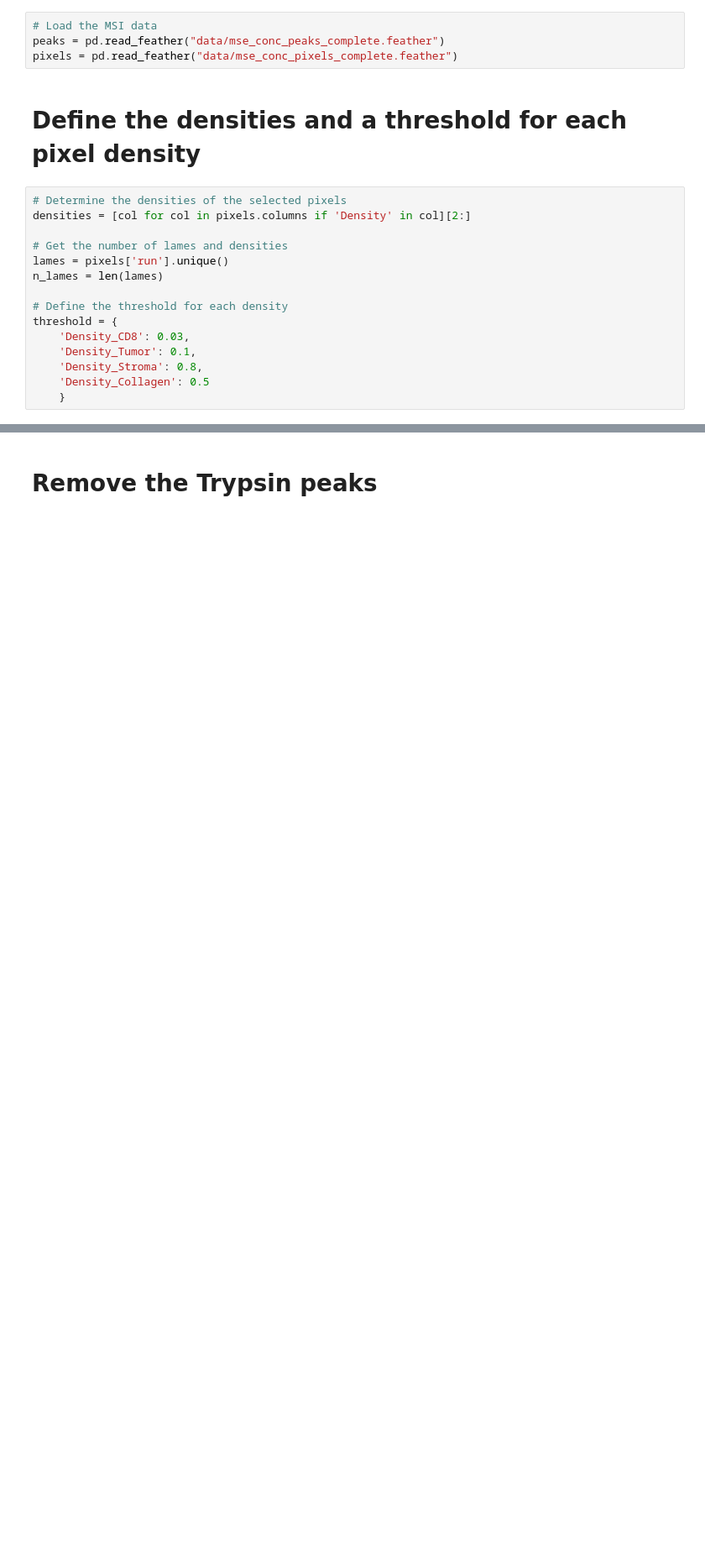
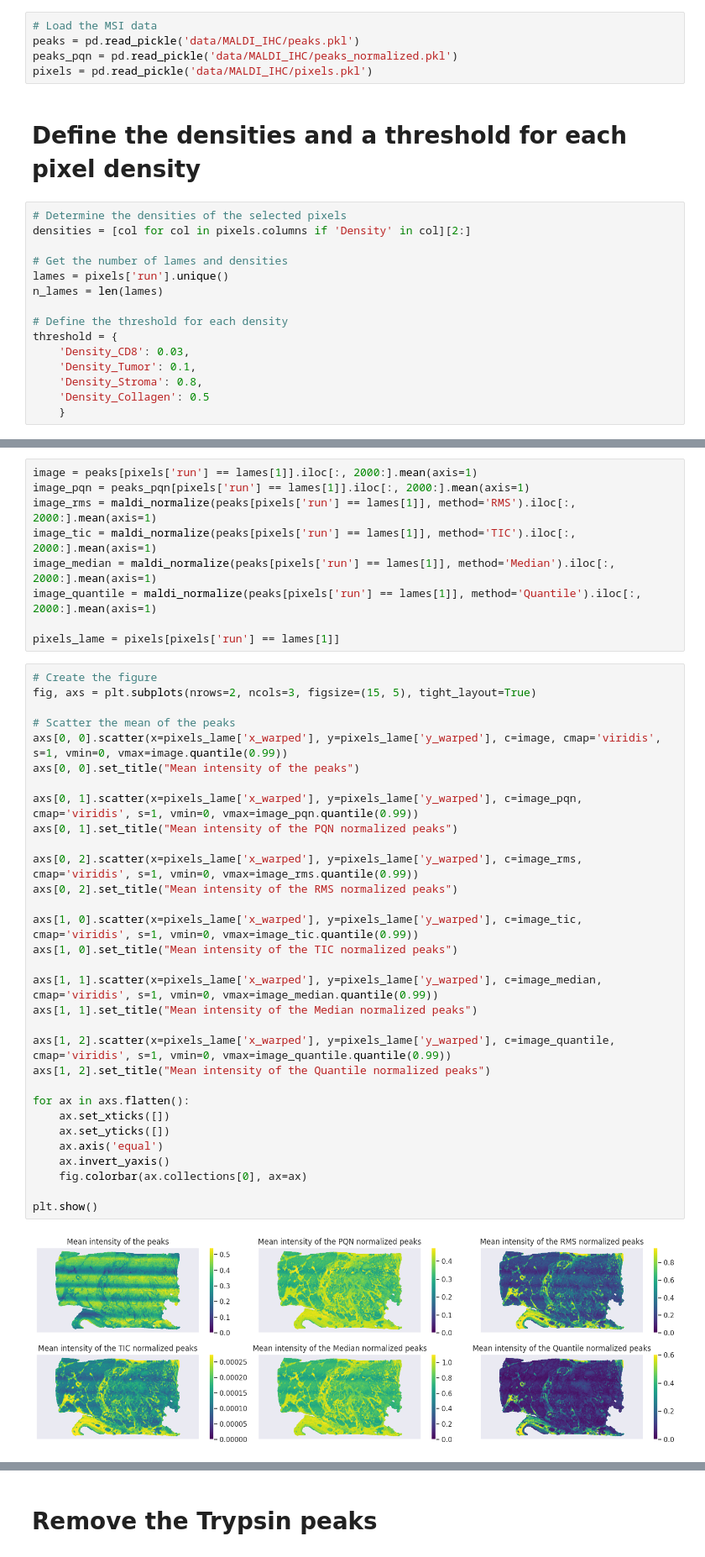
Before and after one commit to GeNeHetX/MALDI-balanced, a Jupyter notebook: maldi_normalization.ipynb, the cells around one changed output, grey strips where cells are left out. Shown at 84% size. Saved outputs shown, nothing was run; the diff lists cells and outputs as text; blank space fills up the shorter version.

Commit message:
Normalize twice

```diff
--- a/maldi_normalization.ipynb
+++ b/maldi_normalization.ipynb
@@ -19,8 +19,9 @@ sns.set_theme(style="darkgrid")
 # Load the data
 # %%
 # Load the MSI data
-peaks = pd.read_feather("data/mse_conc_peaks_complete.feather")
-pixels = pd.read_feather("data/mse_conc_pixels_complete.feather")
+peaks = pd.read_pickle('data/MALDI_IHC/peaks.pkl')
+peaks_pqn = pd.read_pickle('data/MALDI_IHC/peaks_normalized.pkl')
+pixels = pd.read_pickle('data/MALDI_IHC/pixels.pkl')
 # %% [markdown]
 # Define the densities and a threshold for each pixel density
 # %%
@@ -40,0 +63,42 @@ threshold = {
+# %%
+image = peaks[pixels['run'] == lames[1]].iloc[:, 2000:].mean(axis=1)
+image_pqn = peaks_pqn[pixels['run'] == lames[1]].iloc[:, 2000:].mean(axis=1)
+image_rms = maldi_normalize(peaks[pixels['run'] == lames[1]], method='RMS').iloc[:, 2000:].mean(axis=1)
+image_tic = maldi_normalize(peaks[pixels['run'] == lames[1]], method='TIC').iloc[:, 2000:].mean(axis=1)
+image_median = maldi_normalize(peaks[pixels['run'] == lames[1]], method='Median').iloc[:, 2000:].mean(axis=1)
+image_quantile = maldi_normalize(peaks[pixels['run'] == lames[1]], method='Quantile').iloc[:, 2000:].mean(axis=1)
+
+pixels_lame = pixels[pixels['run'] == lames[1]]
+# %%
+# Create the figure
+fig, axs = plt.subplots(nrows=2, ncols=3, figsize=(15, 5), tight_layout=True)
+
+# Scatter the mean of the peaks
+axs[0, 0].scatter(x=pixels_lame['x_warped'], y=pixels_lame['y_warped'], c=image, cmap='viridis', s=1, vmin=0, vmax=image.quantile(0.99))
+axs[0, 0].set_title("Mean intensity of the peaks")
+
+axs[0, 1].scatter(x=pixels_lame['x_warped'], y=pixels_lame['y_warped'], c=image_pqn, cmap='viridis', s=1, vmin=0, vmax=image_pqn.quantile(0.99))
+axs[0, 1].set_title("Mean intensity of the PQN normalized peaks")
+
+axs[0, 2].scatter(x=pixels_lame['x_warped'], y=pixels_lame['y_warped'], c=image_rms, cmap='viridis', s=1, vmin=0, vmax=image_rms.quantile(0.99))
+axs[0, 2].set_title("Mean intensity of the RMS normalized peaks")
+
+axs[1, 0].scatter(x=pixels_lame['x_warped'], y=pixels_lame['y_warped'], c=image_tic, cmap='viridis', s=1, vmin=0, vmax=image_tic.quantile(0.99))
+axs[1, 0].set_title("Mean intensity of the TIC normalized peaks")
+
+axs[1, 1].scatter(x=pixels_lame['x_warped'], y=pixels_lame['y_warped'], c=image_median, cmap='viridis', s=1, vmin=0, vmax=image_median.quantile(0.99))
+axs[1, 1].set_title("Mean intensity of the Median normalized peaks")
+
+axs[1, 2].scatter(x=pixels_lame['x_warped'], y=pixels_lame['y_warped'], c=image_quantile, cmap='viridis', s=1, vmin=0, vmax=image_quantile.quantile(0.99))
+axs[1, 2].set_title("Mean intensity of the Quantile normalized peaks")
+
+for ax in axs.flatten():
+    ax.set_xticks([])
+    ax.set_yticks([])
+    ax.axis('equal')
+    ax.invert_yaxis()
+    fig.colorbar(ax.collections[0], ax=ax)
+
+plt.show()
+# %% [output]
+[figure, added]
```
Also changed, not shown: parts of 7 cells of this notebook.
